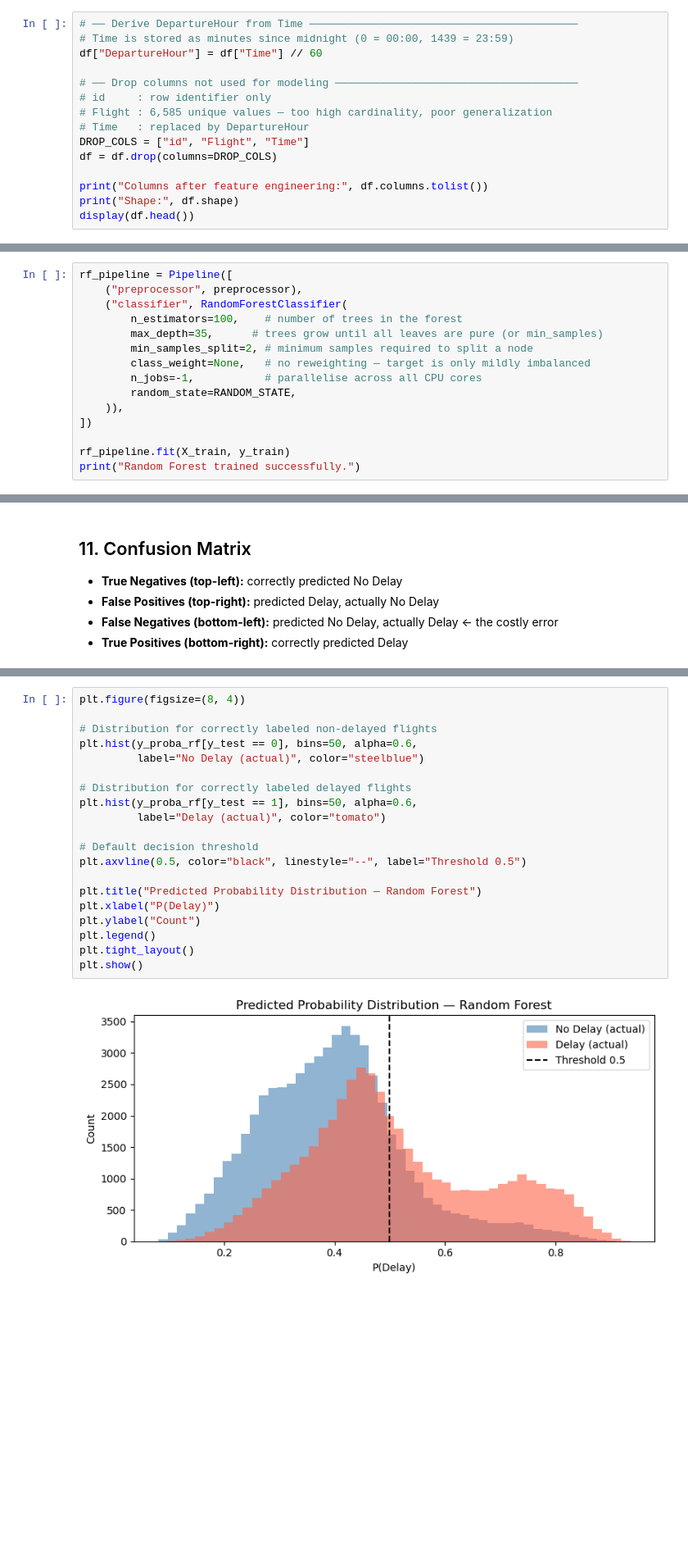
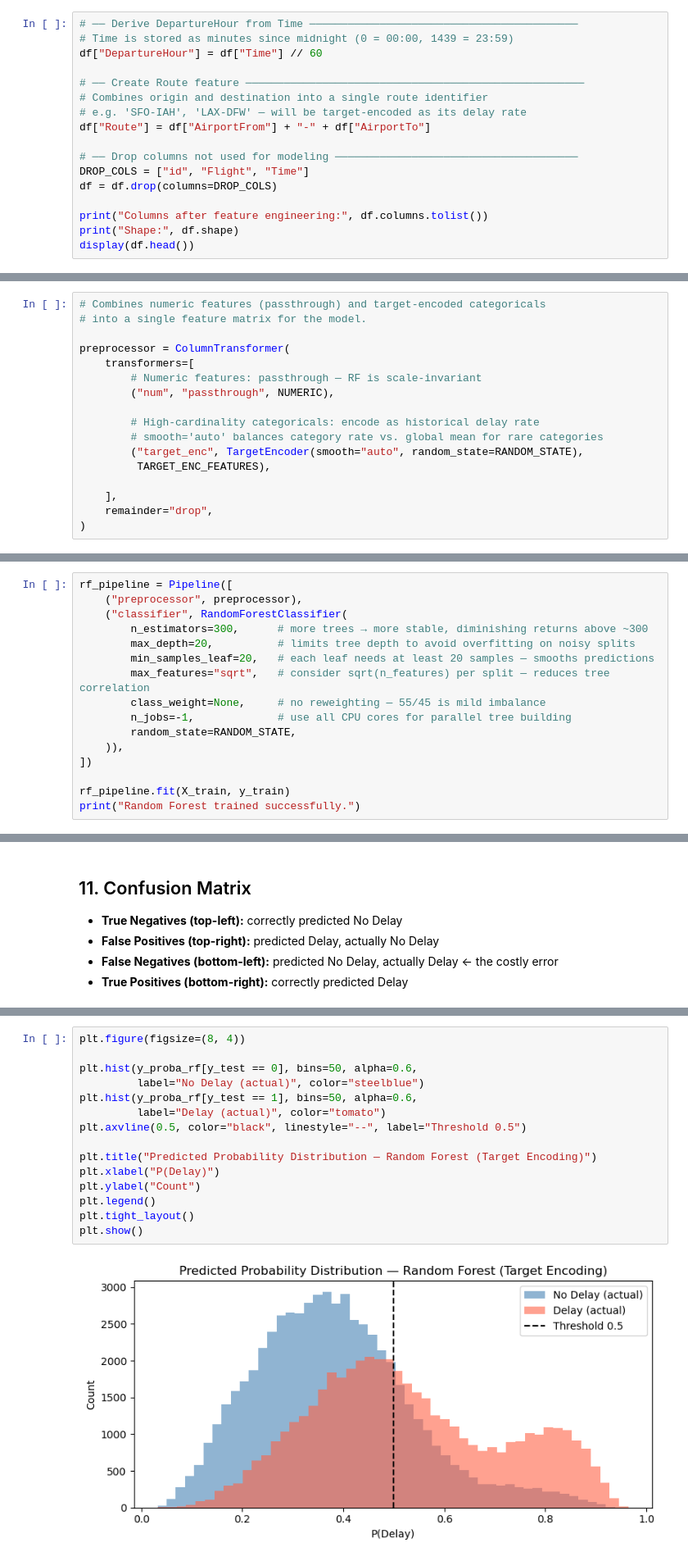
Before and after one commit to marcoaherrmann/AIOps, a Jupyter notebook: notebooks/03a_random_forest.ipynb, the cells around one changed output, grey strips where cells are left out. Shown at 82% size. Saved outputs shown, nothing was run; the diff lists cells and outputs as text; blank space fills up the shorter version.

```diff
--- a/notebooks/03a_random_forest.ipynb
+++ b/notebooks/03a_random_forest.ipynb
@@ -88,10 +96,12 @@ All transformations are applied here from scratch — no dependency on the proce
 # Time is stored as minutes since midnight (0 = 00:00, 1439 = 23:59)
 df["DepartureHour"] = df["Time"] // 60
 
+# ── Create Route feature ─────────────────────────────────────────────────────
+# Combines origin and destination into a single route identifier
+# e.g. 'SFO-IAH', 'LAX-DFW' — will be target-encoded as its delay rate
+df["Route"] = df["AirportFrom"] + "-" + df["AirportTo"]
+
 # ── Drop columns not used for modeling ──────────────────────────────────────
-# id     : row identifier only
-# Flight : 6,585 unique values — too high cardinality, poor generalization
-# Time   : replaced by DepartureHour
 DROP_COLS = ["id", "Flight", "Time"]
 df = df.drop(columns=DROP_COLS)
 
@@ -221,0 +213,17 @@ preprocessor = ColumnTransformer(
+# %%
+# Combines numeric features (passthrough) and target-encoded categoricals
+# into a single feature matrix for the model.
+
+preprocessor = ColumnTransformer(
+    transformers=[
+        # Numeric features: passthrough — RF is scale-invariant
+        ("num", "passthrough", NUMERIC),
+
+        # High-cardinality categoricals: encode as historical delay rate
+        # smooth='auto' balances category rate vs. global mean for rare categories
+        ("target_enc", TargetEncoder(smooth="auto", random_state=RANDOM_STATE),
+         TARGET_ENC_FEATURES),
+
+    ],
+    remainder="drop",
+)
@@ -223,11 +246,12 @@ preprocessor = ColumnTransformer(
 rf_pipeline = Pipeline([
     ("preprocessor", preprocessor),
     ("classifier", RandomForestClassifier(
-        n_estimators=100,    # number of trees in the forest
-        max_depth=35,      # trees grow until all leaves are pure (or min_samples)
-        min_samples_split=2, # minimum samples required to split a node
-        class_weight=None,   # no reweighting — target is only mildly imbalanced
-        n_jobs=-1,           # parallelise across all CPU cores
+        n_estimators=300,      # more trees → more stable, diminishing returns above ~300
+        max_depth=20,          # limits tree depth to avoid overfitting on noisy splits
+        min_samples_leaf=20,   # each leaf needs at least 20 samples — smooths predictions
+        max_features="sqrt",   # consider sqrt(n_features) per split — reduces tree correlation
+        class_weight=None,     # no reweighting — 55/45 is mild imbalance
+        n_jobs=-1,             # use all CPU cores for parallel tree building
         random_state=RANDOM_STATE,
     )),
 ])
@@ -418,22 +424,17 @@ Compare this to the Logistic Regression distribution from `02_baseline.ipynb`.
 # %%
 plt.figure(figsize=(8, 4))
 
-# Distribution for correctly labeled non-delayed flights
 plt.hist(y_proba_rf[y_test == 0], bins=50, alpha=0.6,
          label="No Delay (actual)", color="steelblue")
-
-# Distribution for correctly labeled delayed flights
 plt.hist(y_proba_rf[y_test == 1], bins=50, alpha=0.6,
          label="Delay (actual)", color="tomato")
-
-# Default decision threshold
 plt.axvline(0.5, color="black", linestyle="--", label="Threshold 0.5")
 
-plt.title("Predicted Probability Distribution — Random Forest")
+plt.title("Predicted Probability Distribution — Random Forest (Target Encoding)")
 plt.xlabel("P(Delay)")
 plt.ylabel("Count")
 plt.legend()
 plt.tight_layout()
 plt.show()
 # %% [output]
-[figure, old version]
+[figure, new version]
```
Also changed, not shown: parts of 41 cells of this notebook, 1 other file.
